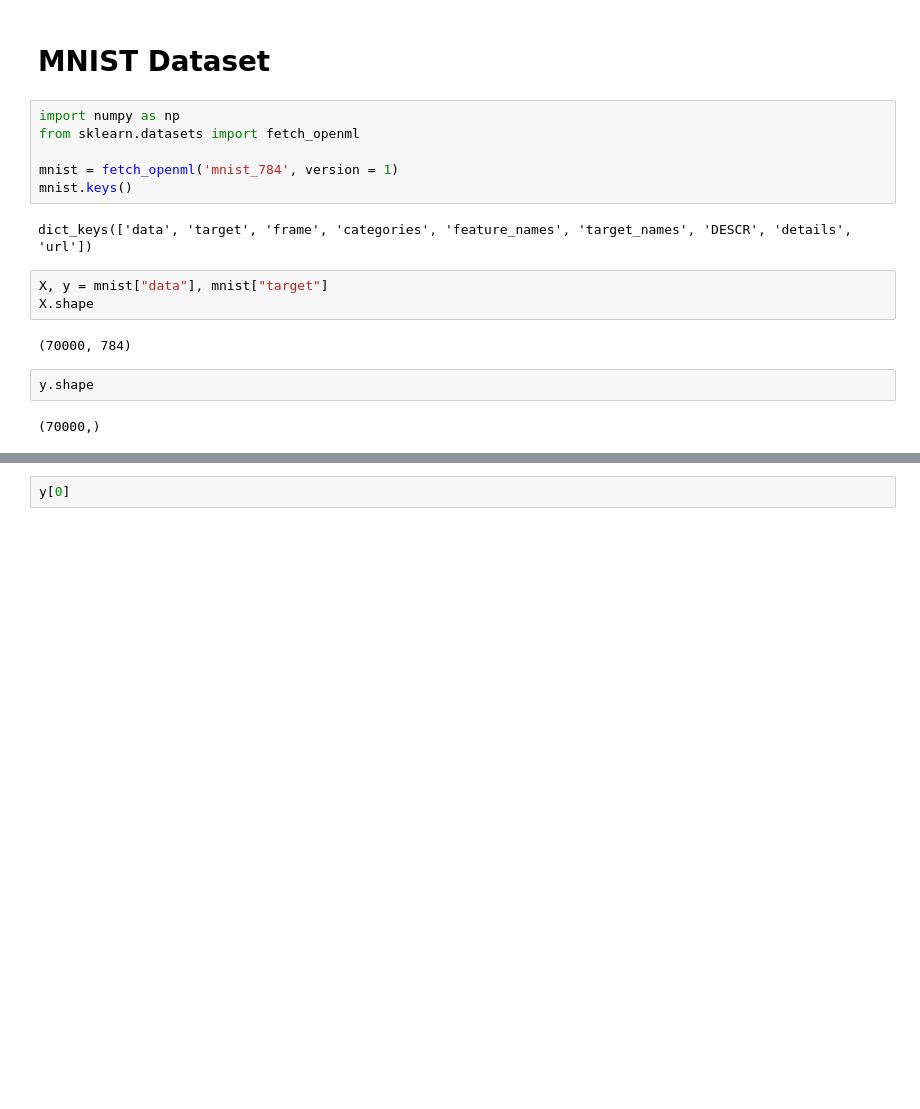
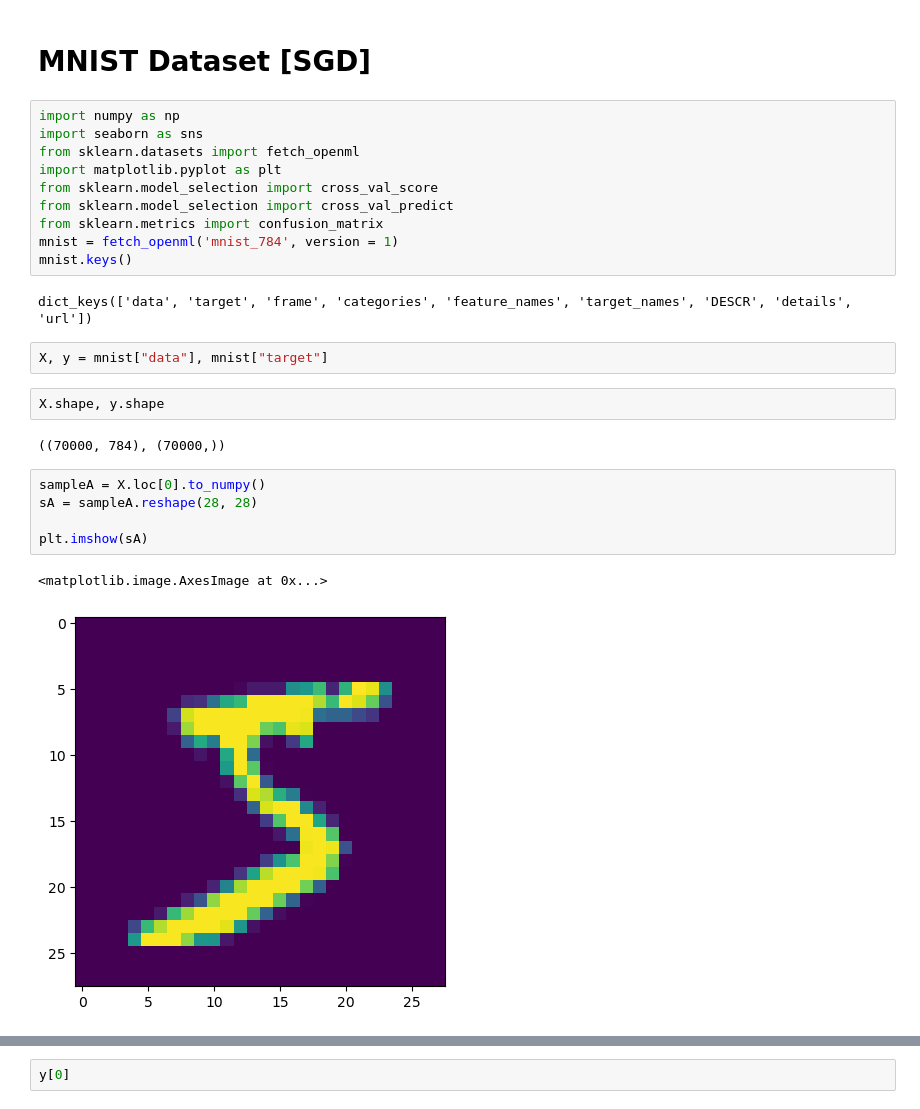
Before and after one commit to eliazonta/MNIST, a Jupyter notebook: MNIST.ipynb, the cells around one changed output, grey strips where cells are left out. Saved outputs shown, nothing was run; the diff lists cells and outputs as text; blank space fills up the shorter version.

```diff
--- a/MNIST.ipynb
+++ b/MNIST.ipynb
@@ -1,20 +1,29 @@
 # %% [markdown]
-# MNIST Dataset
+# MNIST Dataset [SGD]
 # %%
 import numpy as np
+import seaborn as sns
 from sklearn.datasets import fetch_openml
-
+import matplotlib.pyplot as plt
+from sklearn.model_selection import cross_val_score
+from sklearn.model_selection import cross_val_predict
+from sklearn.metrics import confusion_matrix
 mnist = fetch_openml('mnist_784', version = 1)
 mnist.keys()
 # %% [output]
 dict_keys(['data', 'target', 'frame', 'categories', 'feature_names', 'target_names', 'DESCR', 'details', 'url'])
 # %%
 X, y = mnist["data"], mnist["target"]
-X.shape
-# %% [output]
-(70000, 784)
 # %%
-y.shape
+X.shape, y.shape
 # %% [output]
-(70000,)
+((70000, 784), (70000,))
+# %%
+sampleA = X.loc[0].to_numpy()
+sA = sampleA.reshape(28, 28)
+
+plt.imshow(sA)
+# %% [output]
+<matplotlib.image.AxesImage at 0x...>
+[figure, added]
 # %%
```
Also changed, not shown: parts of 7 cells of this notebook.
